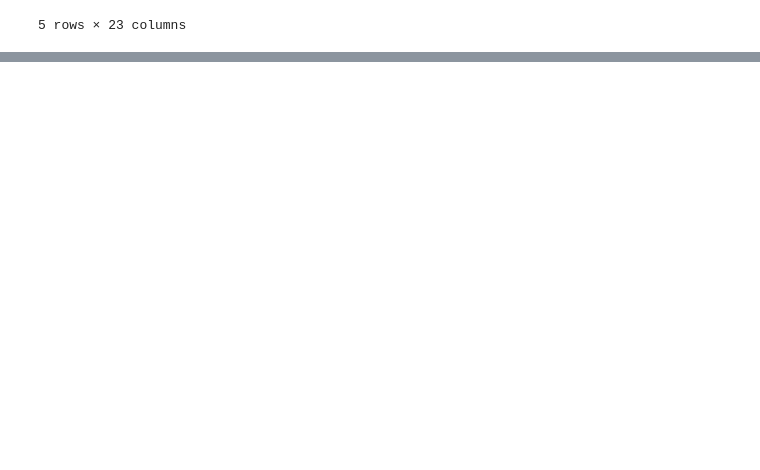
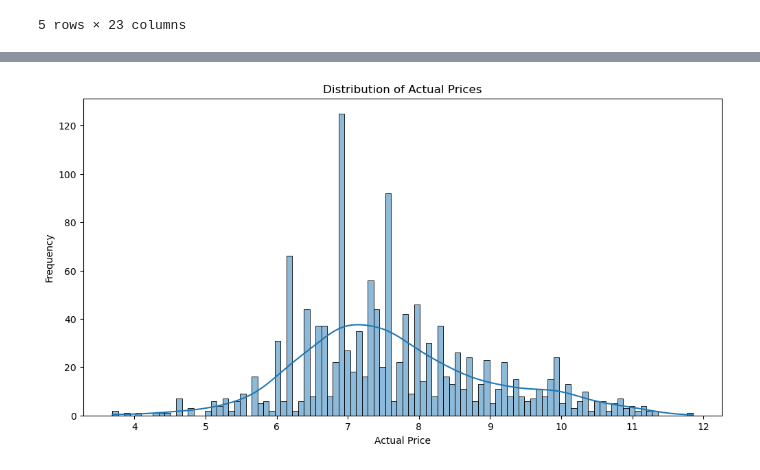
Before and after one commit to SantoshAbhinav/BusinessCaseStudies, a Jupyter notebook: case_studies/Amazon_Product_Recommendation_System_BCS.ipynb, the cells around one changed output, grey strips where cells are left out. Cells and saved outputs as stored; diff of their text form; code cells hidden in the pictures; blank space fills up the shorter version.

```diff
--- a/case_studies/Amazon_Product_Recommendation_System_BCS.ipynb
+++ b/case_studies/Amazon_Product_Recommendation_System_BCS.ipynb
@@ -452,0 +568,9 @@ df.head()
+# %%
+plt.figure(figsize=(12, 6))
+sns.histplot(np.log1p(df['actual_price']), bins=100, kde=True)
+plt.title('Distribution of Actual Prices')
+plt.xlabel('Actual Price')
+plt.ylabel('Frequency')
+plt.show()
+# %% [output]
+[figure, added]
```
Also changed, not shown: parts of 21 cells of this notebook.
